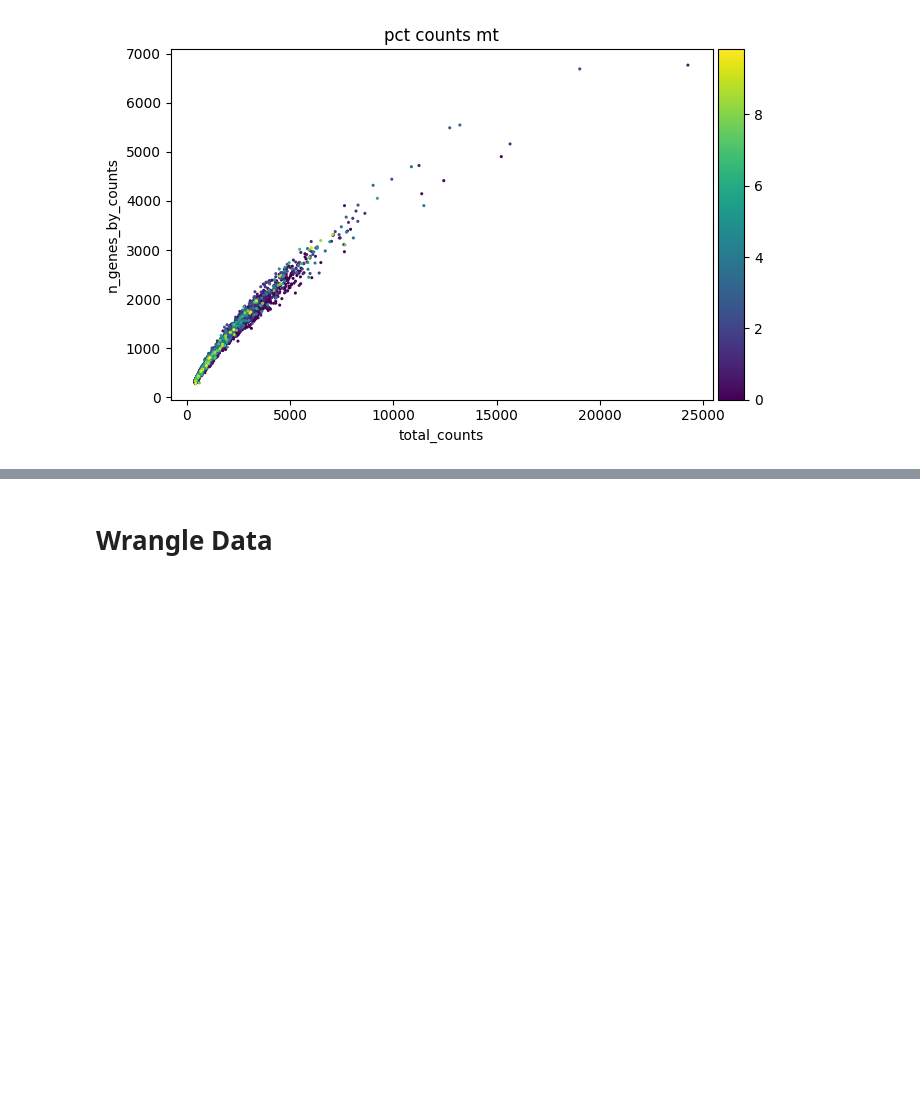
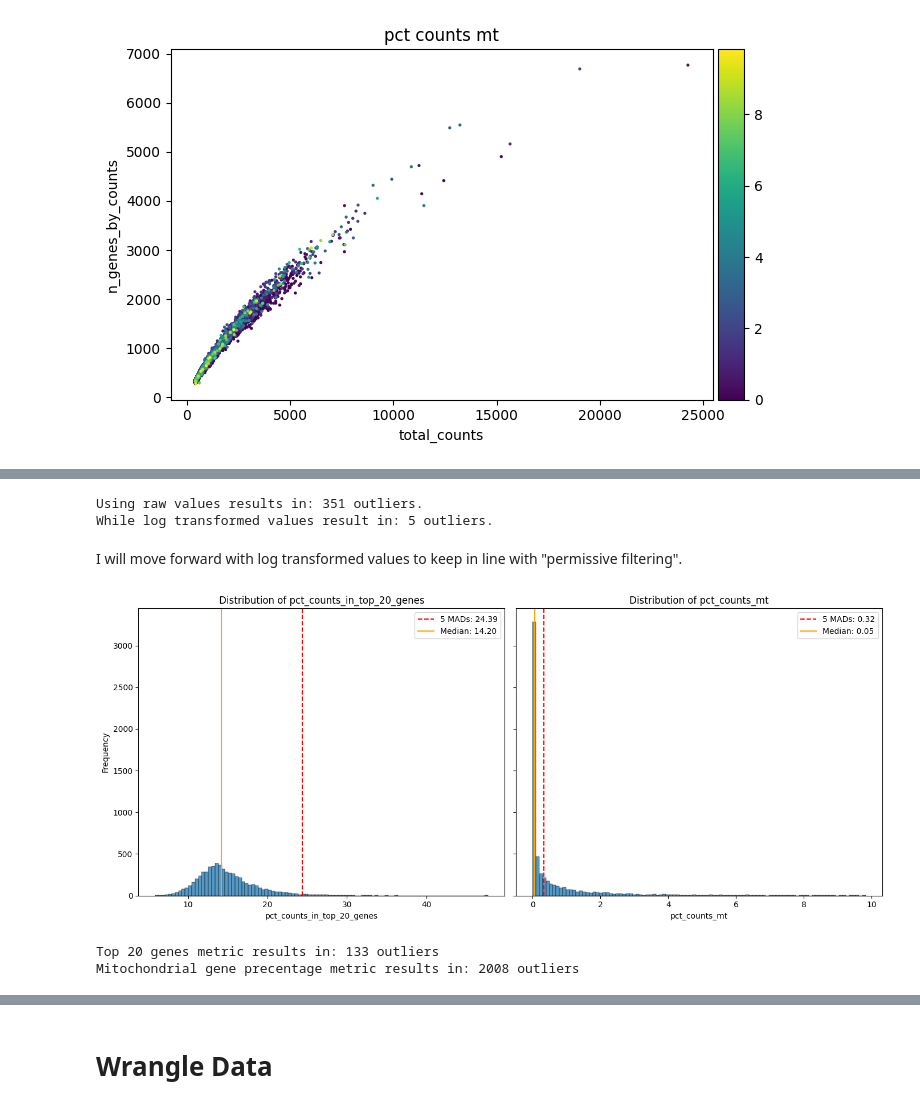
Before and after one commit to MikiasHWT/scRNA_Lethal_Covid19_Analysis, a Jupyter notebook: scRNA_Lethal_Covid19_Analysis.ipynb, the cells around one changed output, grey strips where cells are left out. Saved outputs shown, nothing was run; the diff lists cells and outputs as text; code cells hidden in the pictures; blank space fills up the shorter version.

```diff
--- a/scRNA_Lethal_Covid19_Analysis.ipynb
+++ b/scRNA_Lethal_Covid19_Analysis.ipynb
@@ -337,0 +420,40 @@ sc.pl.scatter(adata, "total_counts", "n_genes_by_counts", color="pct_counts_mt")
+# %%
+# Outlier detection using log transformed values
+log_outliers = (
+    is_outlier(adata, "log1p_total_counts", 5)
+    | is_outlier(adata, "log1p_n_genes_by_counts", 5)
+)
+
+# using count values
+raw_outliers = (
+    is_outlier(adata, "total_counts", 5)
+    | is_outlier(adata, "n_genes_by_counts", 5)
+)
+
+print(f"Using raw values results in: {raw_outliers.sum()} outliers.\nWhile log transformed values result in: {log_outliers.sum()} outliers. ")
+# %% [output]
+Using raw values results in: 351 outliers.
+While log transformed values result in: 5 outliers.
+# %% [markdown]
+I will move forward with log transformed values to keep in line with "permissive filtering".
+# %%
+# Plot unique gene counts by log transformed values of the same
+plot_histograms_with_MAD(adata, "pct_counts_in_top_20_genes", "pct_counts_mt", madunits=5)
+# %% [output]
+[figure, added]
+# %%
+# using count values
+top20_outliers = (
+    is_outlier(adata, "pct_counts_in_top_20_genes", 5)
+)
+
+mt_outliers = (
+    is_outlier(adata, "pct_counts_mt", 5)
+)
+
+print(f"Top 20 genes metric results in: {top20_outliers.sum()} outliers")
+
+print(f"Mitochondrial gene precentage metric results in: {mt_outliers.sum()} outliers")
+# %% [output]
+Top 20 genes metric results in: 133 outliers
+Mitochondrial gene precentage metric results in: 2008 outliers
```
Also changed, not shown: parts of 30 cells of this notebook.
